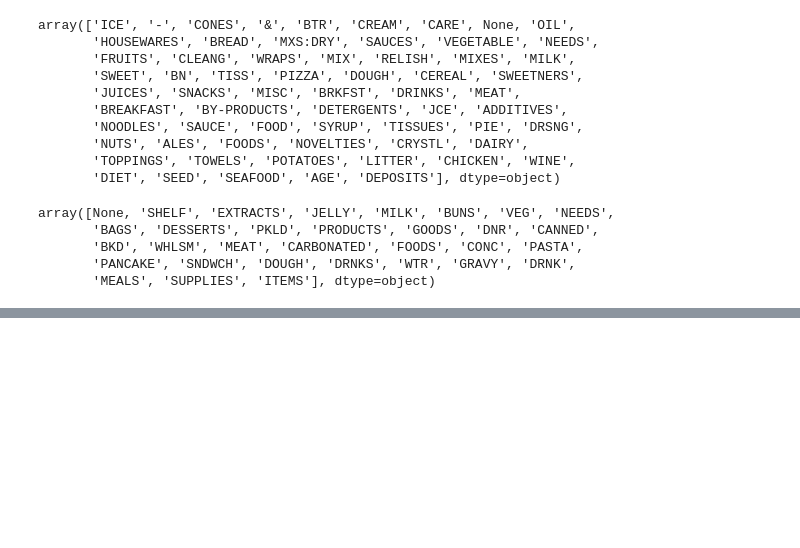
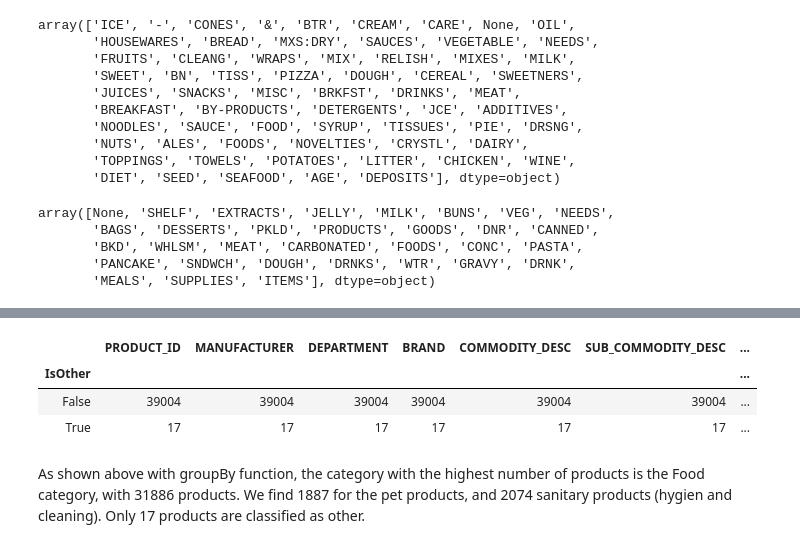
Before and after one commit to marvande/epfl-ada-2019-data-analysis, a Jupyter notebook: code/Products.ipynb, the cells around one changed output, grey strips where cells are left out. Drawn from its saved outputs; the diff is of its cells as text; code cells hidden in the pictures; blank space fills up the shorter version.

```diff
--- a/code/Products.ipynb
+++ b/code/Products.ipynb
@@ -314,0 +290,12 @@ Grocery.groupby('IsFood').count()
+# %%
+Grocery.groupby('IsFood').count()
+Grocery.groupby('IsPet').count()
+Grocery.groupby('IsSanitary').count()
+Grocery.groupby('IsOther').count()
+# %% [output]
+|  | PRODUCT_ID | MANUFACTURER | DEPARTMENT | BRAND | COMMODITY_DESC | SUB_COMMODITY_DESC | ... |
+| IsOther |  |  |  |  |  |  | ... |
+| False | 39004 | 39004 | 39004 | 39004 | 39004 | 39004 | ... |
+| True | 17 | 17 | 17 | 17 | 17 | 17 | ... |
+# %% [markdown]
+As shown above with groupBy function, the category with the highest number of products is the Food category, with 31886 products. We find 1887 for the pet products, and 2074 sanitary products (hygien and cleaning). Only 17 products are classified as other.
```
Also changed, not shown: parts of 24 cells of this notebook.
